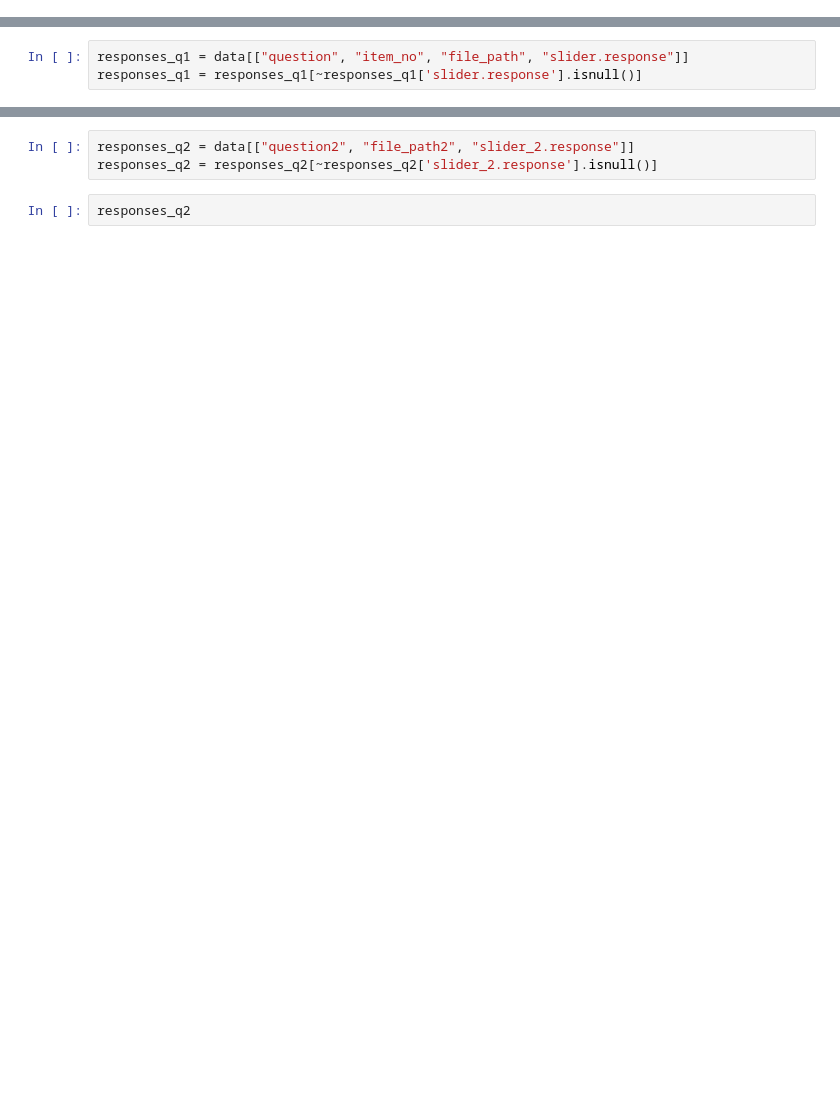
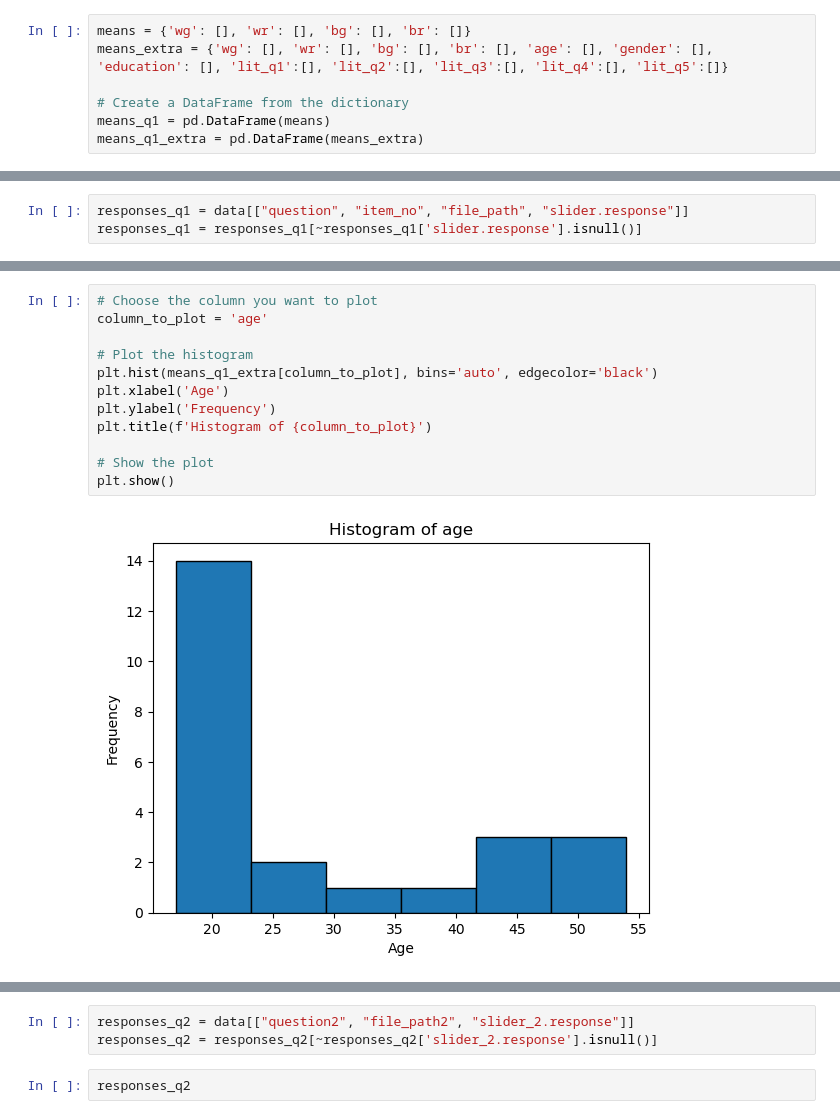
Before and after one commit to simonyg01/3rd_year_project, a Jupyter notebook: Response Analysis.ipynb, the cells around one changed output, grey strips where cells are left out. Drawn from its saved outputs; the diff is of its cells as text; blank space fills up the shorter version.

```diff
--- a/Response Analysis.ipynb
+++ b/Response Analysis.ipynb
@@ -4 +8,8 @@ import glob
+# %%
+means = {'wg': [], 'wr': [], 'bg': [], 'br': []}
+means_extra = {'wg': [], 'wr': [], 'bg': [], 'br': [], 'age': [], 'gender': [], 'education': [], 'lit_q1':[], 'lit_q2':[], 'lit_q3':[], 'lit_q4':[], 'lit_q5':[]}
+
+# Create a DataFrame from the dictionary
+means_q1 = pd.DataFrame(means)
+means_q1_extra = pd.DataFrame(means_extra)
 # %%
@@ -113,0 +242,14 @@ means_q1
+# %%
+# Choose the column you want to plot
+column_to_plot = 'age'
+
+# Plot the histogram
+plt.hist(means_q1_extra[column_to_plot], bins='auto', edgecolor='black')
+plt.xlabel('Age')
+plt.ylabel('Frequency')
+plt.title(f'Histogram of {column_to_plot}')
+
+# Show the plot
+plt.show()
+# %% [output]
+[figure, added]
```
Also changed, not shown: parts of 60 cells of this notebook, 34 other files.
